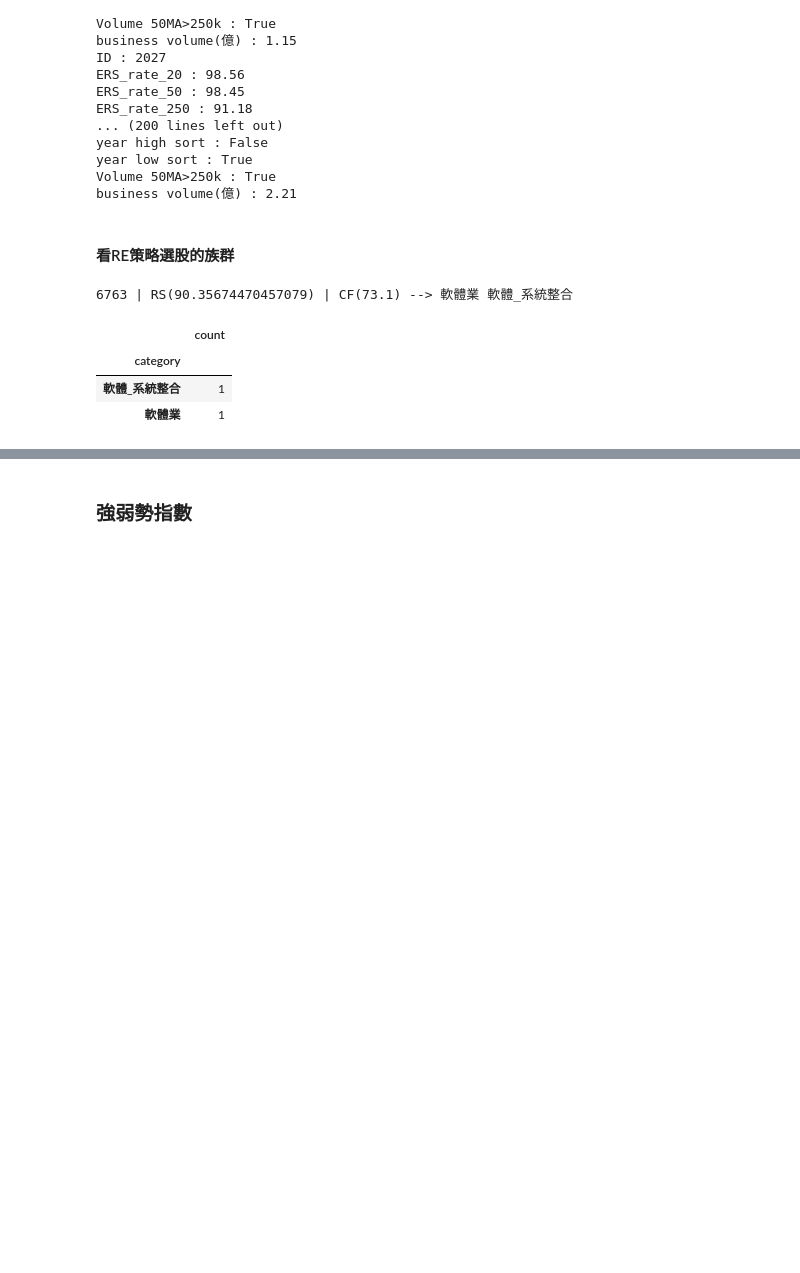
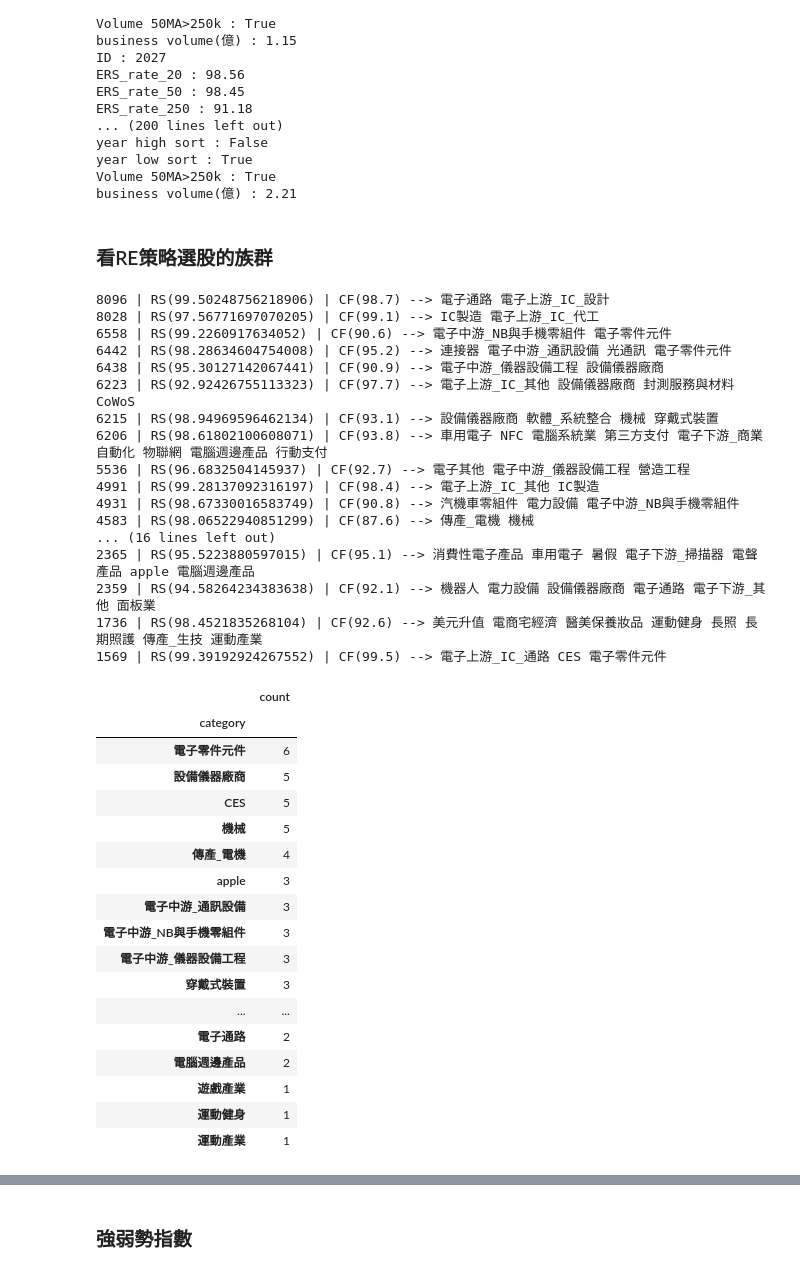
Before and after one commit to johnnyliao0325/RS_TradeMetrics, a Jupyter notebook: Stock_RS_rate_analysis/export_tradingview_watch_list.ipynb, the cells around one changed output, grey strips where cells are left out. Cells and saved outputs as stored; diff of their text form; code cells hidden in the pictures; blank space fills up the shorter version.

```diff
--- a/Stock_RS_rate_analysis/export_tradingview_watch_list.ipynb
+++ b/Stock_RS_rate_analysis/export_tradingview_watch_list.ipynb
@@ -233,0 +250,4 @@ for name, sort_ID in zip(label_name, [sort_ID_RE, sort_ID_RS98]):
+# %%
+RE_0710 = sort_ID_RE
+# %%
+RE_0801 = sort_ID_RE
@@ -235,0 +258,11 @@ for name, sort_ID in zip(label_name, [sort_ID_RE, sort_ID_RS98]):
+# %%
+print(len(RE_0710), len(RE_0801), len(RE_0807))
+filtter = lambda x,y: x if (x in y) else None
+RE0710_in_0801 = [filtter(i, RE_0801) for i in RE_0710]
+RE0710_in_0807 = [filtter(i, RE_0807) for i in RE_0710]
+print(len(RE0710_in_0801), len(RE0710_in_0807))
+RE0710_in_0801 = [i for i in RE0710_in_0801 if i is not None ]
+print(RE0710_in_0801)
+RE0710_in_0807 = [i for i in RE0710_in_0807 if i is not None ]
+print(RE0710_in_0807)
+print(len(RE0710_in_0801), len(RE0710_in_0807))
@@ -235,0 +279,13 @@ for name, sort_ID in zip(label_name, [sort_ID_RE, sort_ID_RS98]):
+# %%
+text = ''
+for id in RE0710_in_0801:
+    id = str(id)
+    if allstock_info.loc[id, '市場別'] == '上櫃':
+        text += f'TPEX:{id}\n'
+    elif allstock_info.loc[id, '市場別'] == '上市':
+        text += f'TWSE:{id}\n'
+with open(f'C:/Users/User/Desktop/StockInfoHub/Stock_Data_Collector/tradingview觀察清單/RE0710_in_0801.txt', 'w', encoding='utf-8') as f:
+    f.write(text)
+    print(f'{D}_{name}.txt.txt saved')
+    # create and save to txt
+# print(len(sort_ID))
@@ -268,13 +326,13 @@ year low sort : True
 Volume 50MA>250k : True
 business volume(億) : 2.21
 # %% [markdown]
-#### 看RE策略選股的族群
+### 看RE策略選股的族群
 # %%
 #看個股產業
 import pandas as pd
 import requests
 import IPython.display as ipd
-d = '2025-01-20'
+d = '2025-03-04'
 industry_df = pd.read_excel(r'C:\Users\User\Desktop\stock\others\產業別.xlsx').astype(int).astype(str)
 group_df = pd.read_excel(r'C:\Users\User\Desktop\stock\others\族群_複製.xlsx').astype(int).astype(str)
 concept_df = pd.read_excel(r'C:\Users\User\Desktop\stock\others\概念股_複製.xlsx').astype(int).astype(str)
@@ -287,40 +345,70 @@ CF_df = rschoose_df.sort_values(by='business volume(億)', ascending=False)
 CF_df['ID'] = CF_df['ID'].apply(lambda x: str(x).split('.')[0])
 CF_df = CF_df.reset_index(drop=True)
 CF_df['CF'] = [round(100-(i/14), 1) for i in CF_df.index.values]
-# to_watch = sort_ID #sort_ID, watch_IDs
-to_watch = '6763'.split(' ')
+to_watch = sort_ID #sort_ID, watch_IDs
+# to_watch = '6763'.split(' ')
 
 for id in to_watch:
     stock_ind = []
     stock_ind.append(CF_df.loc[CF_df['ID'].astype(str) == id, 'ERS_rate_250'].values[0])
     stock_ind.append(CF_df.loc[CF_df['ID'].astype(str) == id, 'CF'].values[0])
     for col in industry_df.columns.values:
         if id in industry_df[col].values:
             stock_ind.append(col)
     for col in group_df.columns.values:
         if id in group_df[col].values:
             stock_ind.append(col)
     for col in concept_df.columns.values:
         if id in concept_df[col].values:
             stock_ind.append(col)
     alist.append((id,stock_ind))
 
 for ind in alist:
     if show:
         print(ind[0], f'| RS({ind[1][0]}) | CF({ind[1][1]})', '-->', end=' ')
     for i in set(ind[1][2:]):
         if show:
             print(i, end=' ')
         industry_category_df.append([ind[0], i])
     print('')
 industry_category_df = pd.DataFrame(industry_category_df,columns=['ID', 'category'])
 industry_category_df['count'] = 1
 industry_category_df = industry_category_df.groupby('category').sum()
 count_df = industry_category_df.sort_values(by='count', ascending=False)
 ipd.display(count_df.iloc[:30])
 # %% [output]
-6763 | RS(90.35674470457079) | CF(73.1) --> 軟體業 軟體_系統整合
+8096 | RS(99.50248756218906) | CF(98.7) --> 電子通路 電子上游_IC_設計
+8028 | RS(97.56771697070205) | CF(99.1) --> IC製造 電子上游_IC_代工
+6558 | RS(99.2260917634052) | CF(90.6) --> 電子中游_NB與手機零組件 電子零件元件
+6442 | RS(98.28634604754008) | CF(95.2) --> 連接器 電子中游_通訊設備 光通訊 電子零件元件
+6438 | RS(95.30127142067441) | CF(90.9) --> 電子中游_儀器設備工程 設備儀器廠商
+6223 | RS(92.92426755113323) | CF(97.7) --> 電子上游_IC_其他 設備儀器廠商 封測服務與材料 CoWoS
+6215 | RS(98.94969596462134) | CF(93.1) --> 設備儀器廠商 軟體_系統整合 機械 穿戴式裝置
+6206 | RS(98.61802100608071) | CF(93.8) --> 車用電子 NFC 電腦系統業 第三方支付 電子下游_商業自動化 物聯網 電腦週邊產品 行動支付
+5536 | RS(96.6832504145937) | CF(92.7) --> 電子其他 電子中游_儀器設備工程 營造工程
+4991 | RS(99.28137092316197) | CF(98.4) --> 電子上游_IC_其他 IC製造
+4931 | RS(98.67330016583749) | CF(90.8) --> 汽機車零組件 電力設備 電子中游_NB與手機零組件
+4583 | RS(98.06522940851299) | CF(87.6) --> 傳產_電機 機械
+... (16 lines left out)
+2365 | RS(95.5223880597015) | CF(95.1) --> 消費性電子產品 車用電子 暑假 電子下游_掃描器 電聲產品 apple 電腦週邊產品
+2359 | RS(94.58264234383638) | CF(92.1) --> 機器人 電力設備 設備儀器廠商 電子通路 電子下游_其他 面板業
+1736 | RS(98.4521835268104) | CF(92.6) --> 美元升值 電商宅經濟 醫美保養妝品 運動健身 長照 長期照護 傳產_生技 運動產業
+1569 | RS(99.39192924267552) | CF(99.5) --> 電子上游_IC_通路 CES 電子零件元件
 |  | count |
 | category |  |
-| 軟體_系統整合 | 1 |
-| 軟體業 | 1 |
+| 電子零件元件 | 6 |
+| 設備儀器廠商 | 5 |
+| CES | 5 |
+| 機械 | 5 |
+| 傳產_電機 | 4 |
+| apple | 3 |
+| 電子中游_通訊設備 | 3 |
+| 電子中游_NB與手機零組件 | 3 |
+| 電子中游_儀器設備工程 | 3 |
+| 穿戴式裝置 | 3 |
+| ... | ... |
+| 電子通路 | 2 |
+| 電腦週邊產品 | 2 |
+| 遊戲產業 | 1 |
+| 運動健身 | 1 |
+| 運動產業 | 1 |
```
Also changed, not shown: parts of 11 cells of this notebook, 12 other files.
